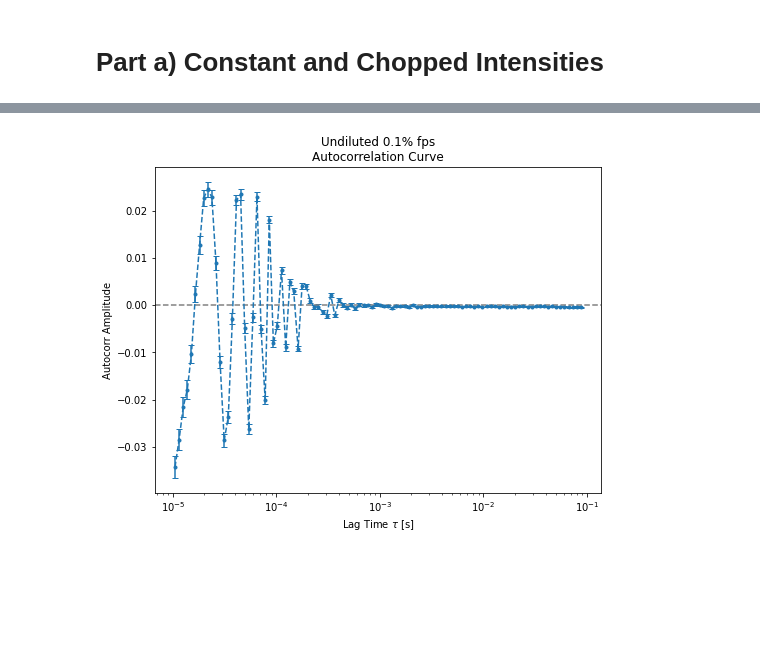
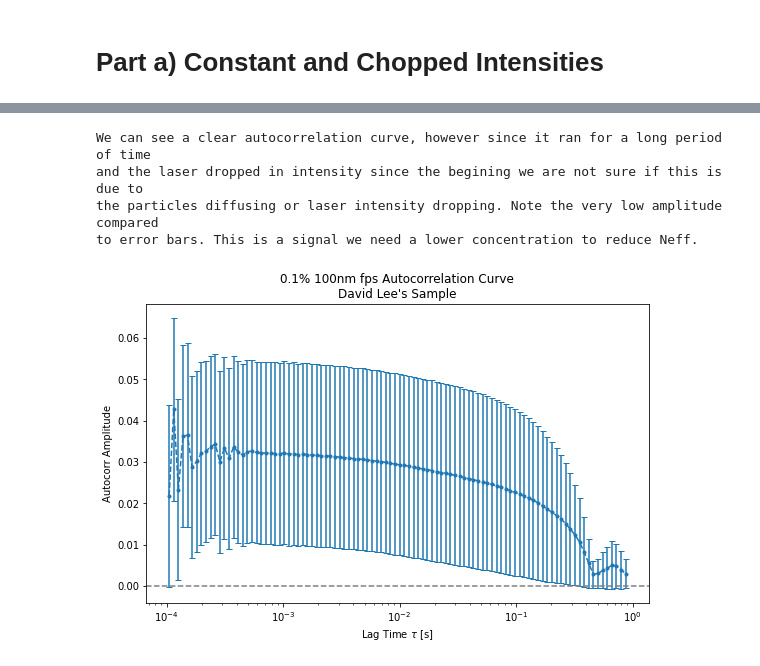
Before and after one commit to Ham0osh/Phys332W-FCS, a Jupyter notebook: analysis.ipynb, the cells around one changed output, grey strips where cells are left out. Saved outputs shown, nothing was run; the diff lists cells and outputs as text; code cells hidden in the pictures; blank space fills up the shorter version.

```diff
--- a/analysis.ipynb
+++ b/analysis.ipynb
@@ -86,12 +261,18 @@ ax.set(xscale='log');
 # %%
-# Undiluted
-filename = '/work/data/trial2_pure_fps.txt'
+# Plot davids run from Intrasession IV - Unknown solution
+filename = '/work/data/DavidRun.lvm'
 tau, correlation, err = np.genfromtxt(filename, skip_header = 23, unpack = True)
 
-fig, ax = plt.subplots(figsize = (8,6))
+fig, ax = plt.subplots(figsize = (9,5.5))
 ax.errorbar(tau,correlation, yerr = err, fmt = '--.', capsize = 3)
 plt.axhline(0,ls='--',color = "Grey")
 ax.set( xlabel = r"Lag Time $\tau$ [s]", ylabel = "Autocorr Amplitude",
-        title = "Undiluted 0.1% fps\nAutocorrelation Curve", xscale = 'log');
+        title = "0.1% 100nm fps Autocorrelation Curve\nDavid Lee's Sample", xscale = 'log');
+
+print("We can see a clear autocorrelation curve, however since it ran for a long period of time\nand the laser dropped in intensity since the begining we are not sure if this is due to\nthe particles diffusing or laser intensity dropping. Note the very low amplitude compared \nto error bars. This is a signal we need a lower concentration to reduce Neff.")
 # %% [output]
+We can see a clear autocorrelation curve, however since it ran for a long period of time
+and the laser dropped in intensity since the begining we are not sure if this is due to
+the particles diffusing or laser intensity dropping. Note the very low amplitude compared
+to error bars. This is a signal we need a lower concentration to reduce Neff.
-[figure, old version]
+[figure, new version]
```
Also changed, not shown: parts of 17 cells of this notebook, 23 other files.
